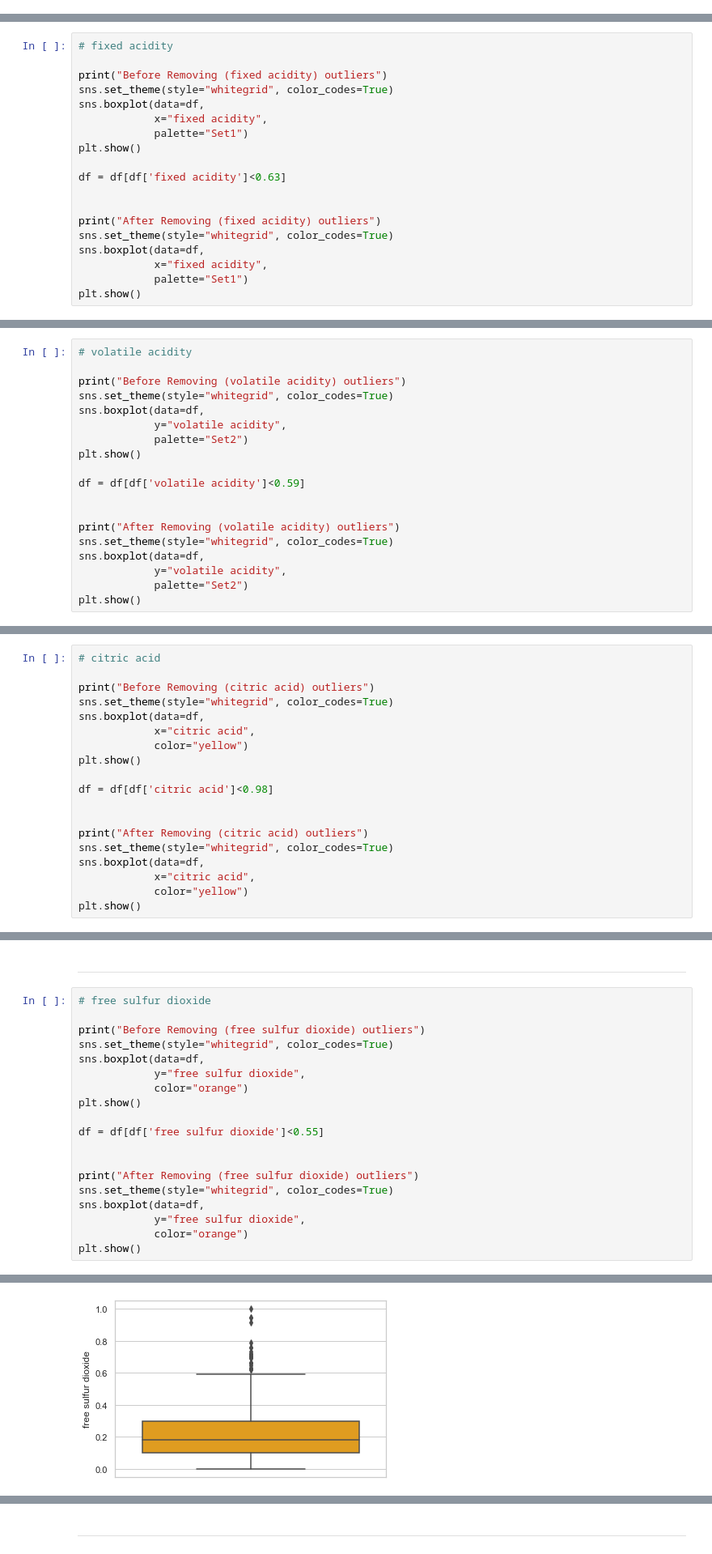
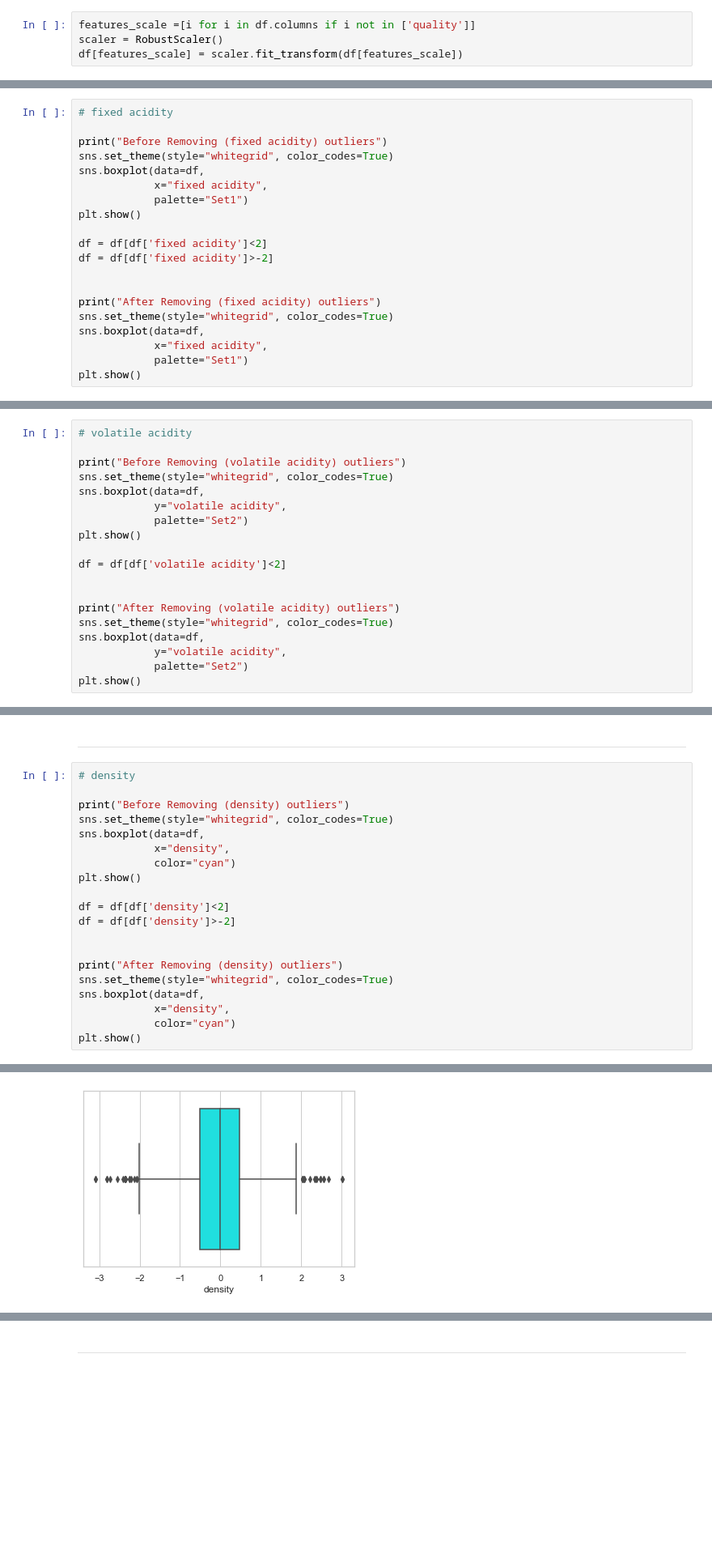
Before and after one commit to fahadwazirali915/wine_quality, a Jupyter notebook: wine_quality.ipynb, the cells around one changed output, grey strips where cells are left out. Shown at 81% size. Saved outputs shown, nothing was run; the diff lists cells and outputs as text; blank space fills up the shorter version.

```diff
--- a/wine_quality.ipynb
+++ b/wine_quality.ipynb
@@ -303,0 +475,4 @@ X.head(3)
+# %%
+features_scale =[i for i in df.columns if i not in ['quality']]
+scaler = RobustScaler()
+df[features_scale] = scaler.fit_transform(df[features_scale])
@@ -345,7 +528,8 @@ sns.boxplot(data=df,
             palette="Set1")
 plt.show()
 
-df = df[df['fixed acidity']<0.63]
+df = df[df['fixed acidity']<2]
+df = df[df['fixed acidity']>-2]
 
 
 print("After Removing (fixed acidity) outliers")
@@ -375,7 +559,7 @@ sns.boxplot(data=df,
             palette="Set2")
 plt.show()
 
-df = df[df['volatile acidity']<0.59]
+df = df[df['volatile acidity']<2]
 
 
 print("After Removing (volatile acidity) outliers")
@@ -396,21 +580,2 @@ Shape: (1494, 12)
 # %% [markdown]
 ***
-# %%
-# citric acid
-
-print("Before Removing (citric acid) outliers")
-sns.set_theme(style="whitegrid", color_codes=True)
-sns.boxplot(data=df,
-            x="citric acid",
-            color="yellow")
-plt.show()
-
-df = df[df['citric acid']<0.98]
-
-
-print("After Removing (citric acid) outliers")
-sns.set_theme(style="whitegrid", color_codes=True)
-sns.boxplot(data=df,
-            x="citric acid",
-            color="yellow")
-plt.show()
@@ -473,22 +629,23 @@ Shape: (1493, 12)
 # %% [markdown]
 ***
 # %%
-# free sulfur dioxide
+# density
 
-print("Before Removing (free sulfur dioxide) outliers")
+print("Before Removing (density) outliers")
 sns.set_theme(style="whitegrid", color_codes=True)
 sns.boxplot(data=df,
-            y="free sulfur dioxide",
-            color="orange")
+            x="density",
+            color="cyan")
 plt.show()
 
-df = df[df['free sulfur dioxide']<0.55]
+df = df[df['density']<2]
+df = df[df['density']>-2]
 
 
-print("After Removing (free sulfur dioxide) outliers")
+print("After Removing (density) outliers")
 sns.set_theme(style="whitegrid", color_codes=True)
 sns.boxplot(data=df,
-            y="free sulfur dioxide",
-            color="orange")
+            x="density",
+            color="cyan")
 plt.show()
 # %% [output]
@@ -496 +653 @@ Before Removing (free sulfur dioxide) outliers
-[figure, old version]
+[figure, new version]
```
Also changed, not shown: parts of 130 cells of this notebook.
